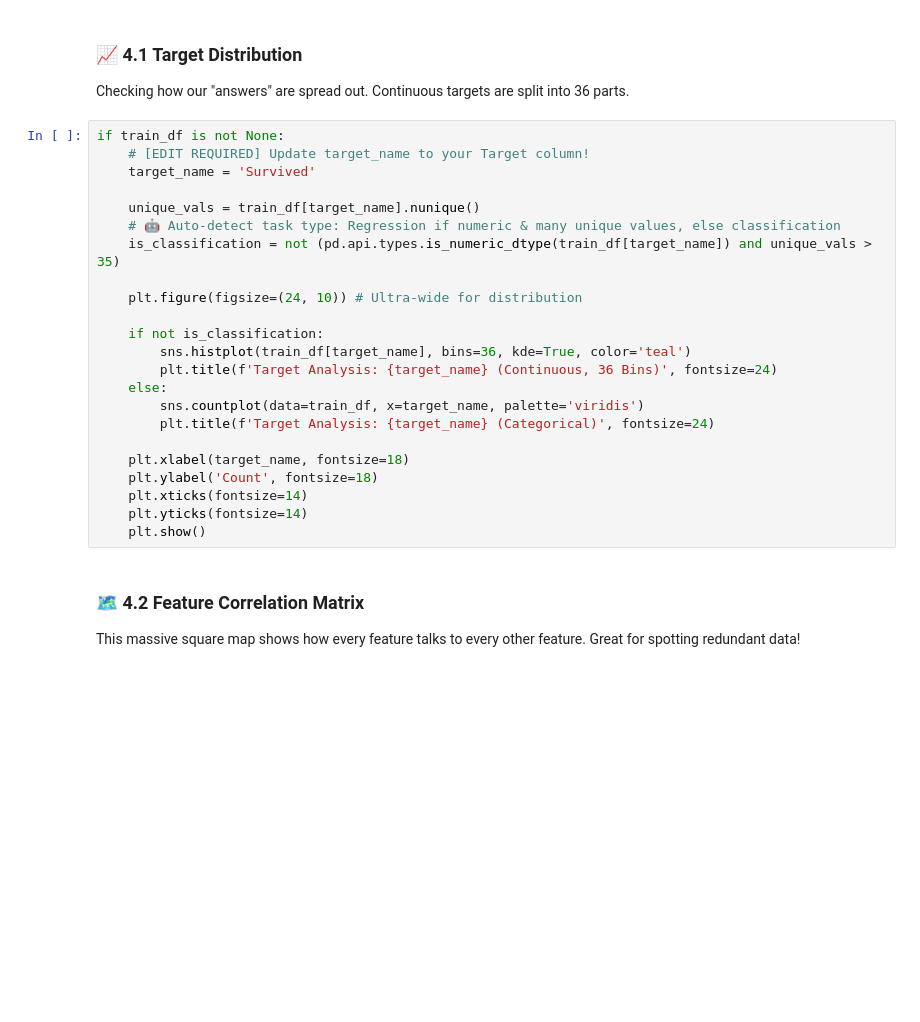
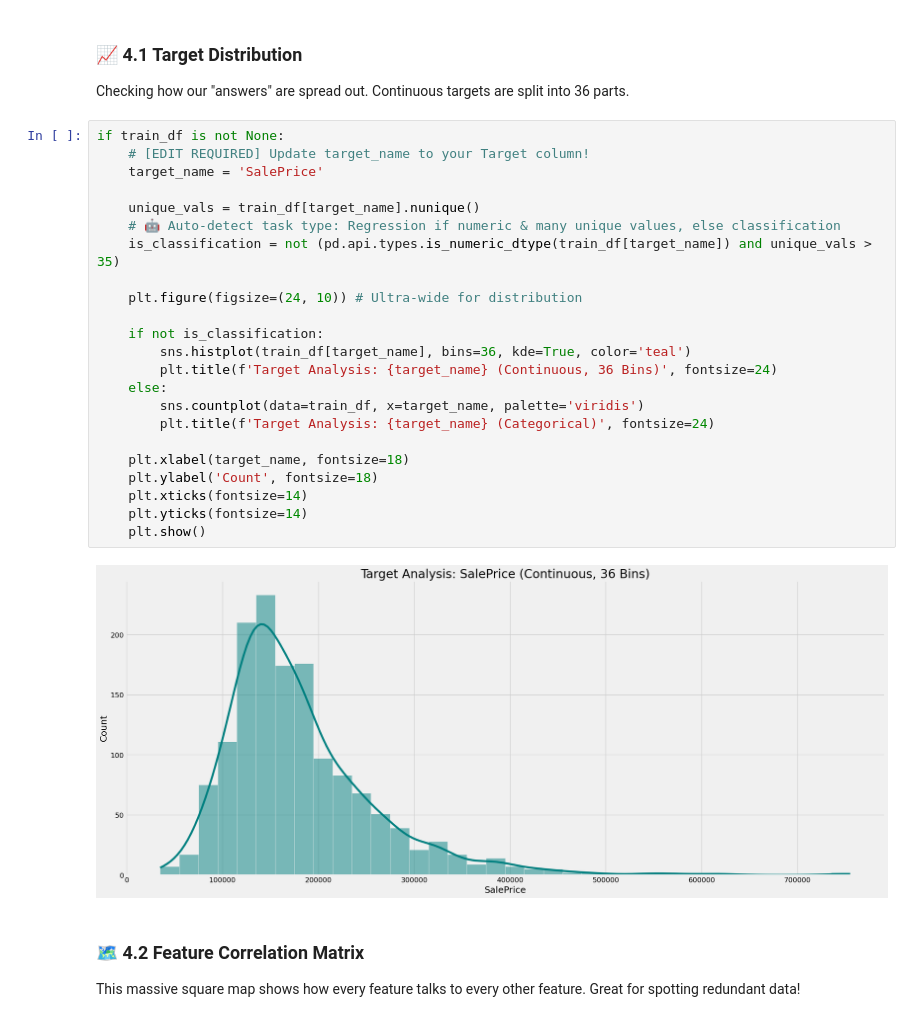
Before and after one commit to Uwater1/kaggle, a Jupyter notebook: house2.ipynb, the cells around one changed output. Drawn from its saved outputs; the diff is of its cells as text; blank space fills up the shorter version.

```diff
--- a/house2.ipynb
+++ b/house2.ipynb
@@ -143,26 +233,28 @@ Checking how our "answers" are spread out. Continuous targets are split into 36
 # %%
 if train_df is not None:
     # [EDIT REQUIRED] Update target_name to your Target column!
-    target_name = 'Survived'
+    target_name = 'SalePrice'
 
     unique_vals = train_df[target_name].nunique()
     # 🤖 Auto-detect task type: Regression if numeric & many unique values, else classification
     is_classification = not (pd.api.types.is_numeric_dtype(train_df[target_name]) and unique_vals > 35)
 
     plt.figure(figsize=(24, 10)) # Ultra-wide for distribution
 
     if not is_classification:
         sns.histplot(train_df[target_name], bins=36, kde=True, color='teal')
         plt.title(f'Target Analysis: {target_name} (Continuous, 36 Bins)', fontsize=24)
     else:
         sns.countplot(data=train_df, x=target_name, palette='viridis')
         plt.title(f'Target Analysis: {target_name} (Categorical)', fontsize=24)
 
     plt.xlabel(target_name, fontsize=18)
     plt.ylabel('Count', fontsize=18)
     plt.xticks(fontsize=14)
     plt.yticks(fontsize=14)
     plt.show()
+# %% [output]
+[figure, added]
 # %% [markdown]
 ### 🗺️ 4.2 Feature Correlation Matrix
 This massive square map shows how every feature talks to every other feature. Great for spotting redundant data!
```
Also changed, not shown: parts of 17 cells of this notebook, 1 other file.
